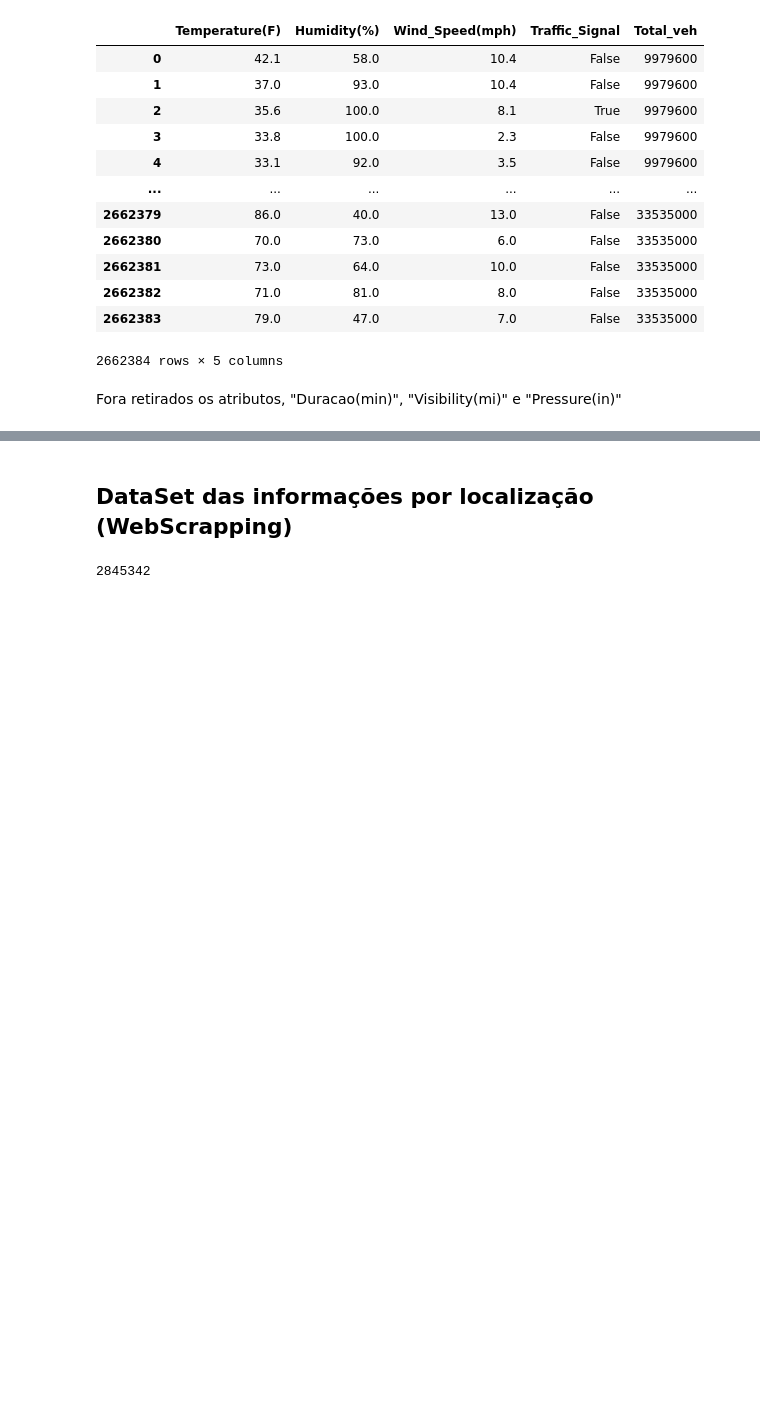
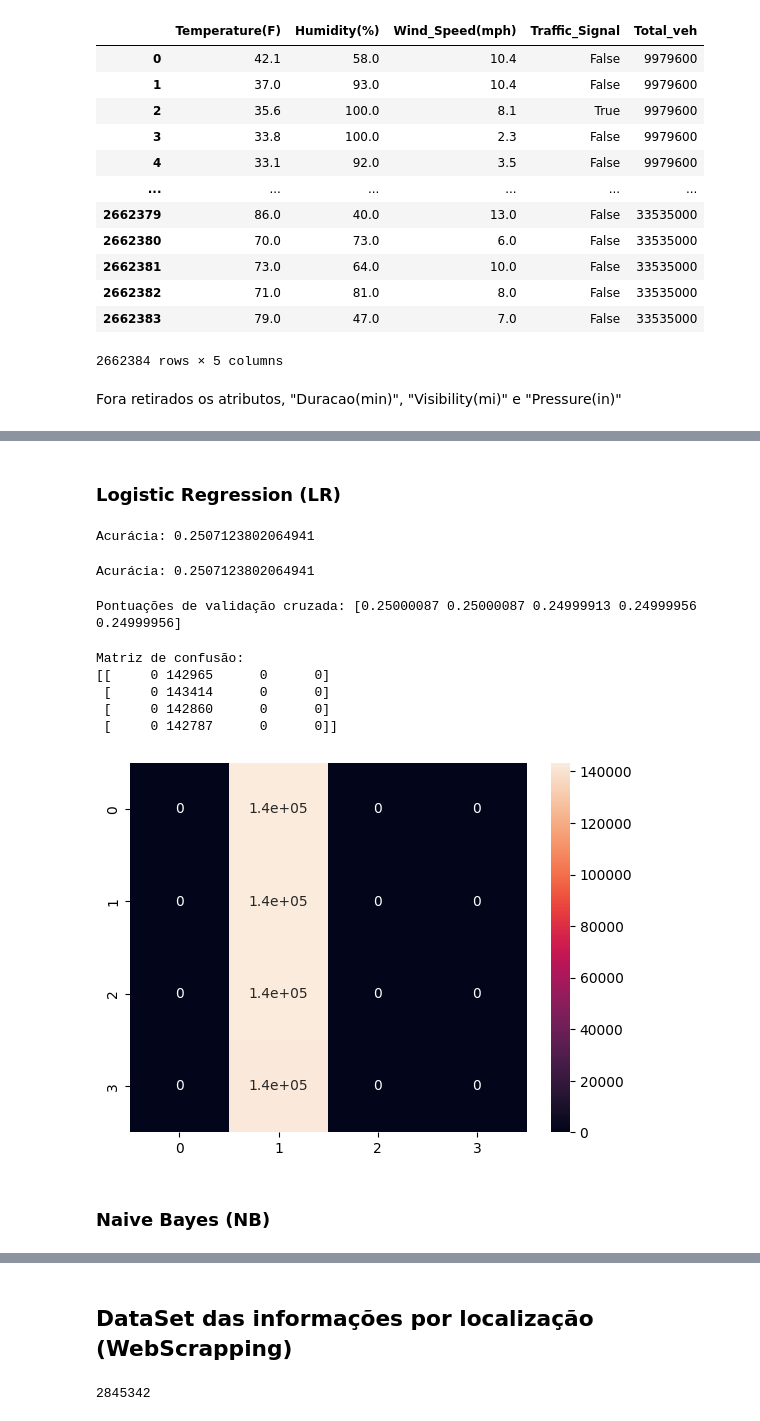
Before and after one commit to williamsasaki/jubilant-robot, a Jupyter notebook: ml_acidentes_tcc.ipynb, the cells around one changed output, grey strips where cells are left out. Drawn from its saved outputs; the diff is of its cells as text; code cells hidden in the pictures; blank space fills up the shorter version.

```diff
--- a/ml_acidentes_tcc.ipynb
+++ b/ml_acidentes_tcc.ipynb
@@ -817,0 +1084,76 @@ df.head()
+# %% [markdown]
+### Logistic Regression (LR)
+# %%
+#Logistic Regression (LR)
+
+# Carregando os dados
+dados_acidentes_encoded = dados_balanceados[['Side','State','Temperature(F)','Humidity(%)',
+                            'Wind_Speed(mph)','Traffic_Signal','Sunrise_Sunset','Total_veh']] # características
+dados_acidentes_encoded = pd.get_dummies(dados_acidentes_encoded, columns=['Side','State','Traffic_Signal','Sunrise_Sunset'])
+X = dados_acidentes_encoded
+y = dados_balanceados['Severity'] # rótulos
+
+# Dividindo os dados em conjuntos de treinamento e teste
+X_train, X_test, y_train, y_test = train_test_split(X, y, test_size=0.2)
+
+# Criando o modelo Logistic Regression
+lr_2 = LogisticRegression()
+
+# Treinando o modelo com os dados de treinamento
+lr_2.fit(X_train, y_train)
+
+# Fazendo previsões com os dados de teste
+y_pred = lr_2.predict(X_test)
+
+# Calculando a acurácia do modelo
+accuracy_lr_2 = accuracy_score(y_test, y_pred)
+print(f'Acurácia: {accuracy_lr_2}')
+# %% [output]
+Acurácia: 0.2507123802064941
+# %%
+# Definindo os hiperparâmetros a serem ajustados
+param_grid = {'C': [10],
+              'penalty': ['l2'],
+              'class_weight':['balanced'],
+              'fit_intercept':[False]
+              }
+
+# Criando o objeto GridSearchCV
+grid_search_lr_2 = GridSearchCV(lr_2, param_grid, error_score='raise')
+
+# Treinando o modelo com os dados de treinamento e ajuste os hiperparâmetros
+grid_search_lr_2.fit(X_train, y_train)
+
+# Fazendo previsões com os dados de teste
+y_pred = grid_search_lr_2.predict(X_test)
+
+# Calculando a acurácia do modelo
+accuracy_lr_2 = accuracy_score(y_test, y_pred)
+print(f'Acurácia: {accuracy_lr_2}')
+# %% [output]
+Acurácia: 0.2507123802064941
+# %%
+# Calculando a pontuação de validação cruzada com 5 divisões
+scores_lr_2 = cross_val_score(lr_2, X, y, cv=5)
+
+# Imprimindo as pontuações de validação cruzada
+print(f'Pontuações de validação cruzada: {scores_lr_2}')
+# %% [output]
+Pontuações de validação cruzada: [0.25000087 0.25000087 0.24999913 0.24999956 0.24999956]
+# %%
+# Calculando a matriz de confusão
+confusion_mtx_lr_2 = confusion_matrix(y_test, y_pred)
+print(f'Matriz de confusão: \n{confusion_mtx_lr_2}')
+
+# Visualizando a matriz de confusão
+sns.heatmap(confusion_mtx_lr_2, annot=True)
+plt.show()
+# %% [output]
+Matriz de confusão:
+[[     0 142965      0      0]
+ [     0 143414      0      0]
+ [     0 142860      0      0]
+ [     0 142787      0      0]]
+[figure, added]
+# %% [markdown]
+### Naive Bayes (NB)
```
Also changed, not shown: parts of 71 cells of this notebook, 2 other files.
